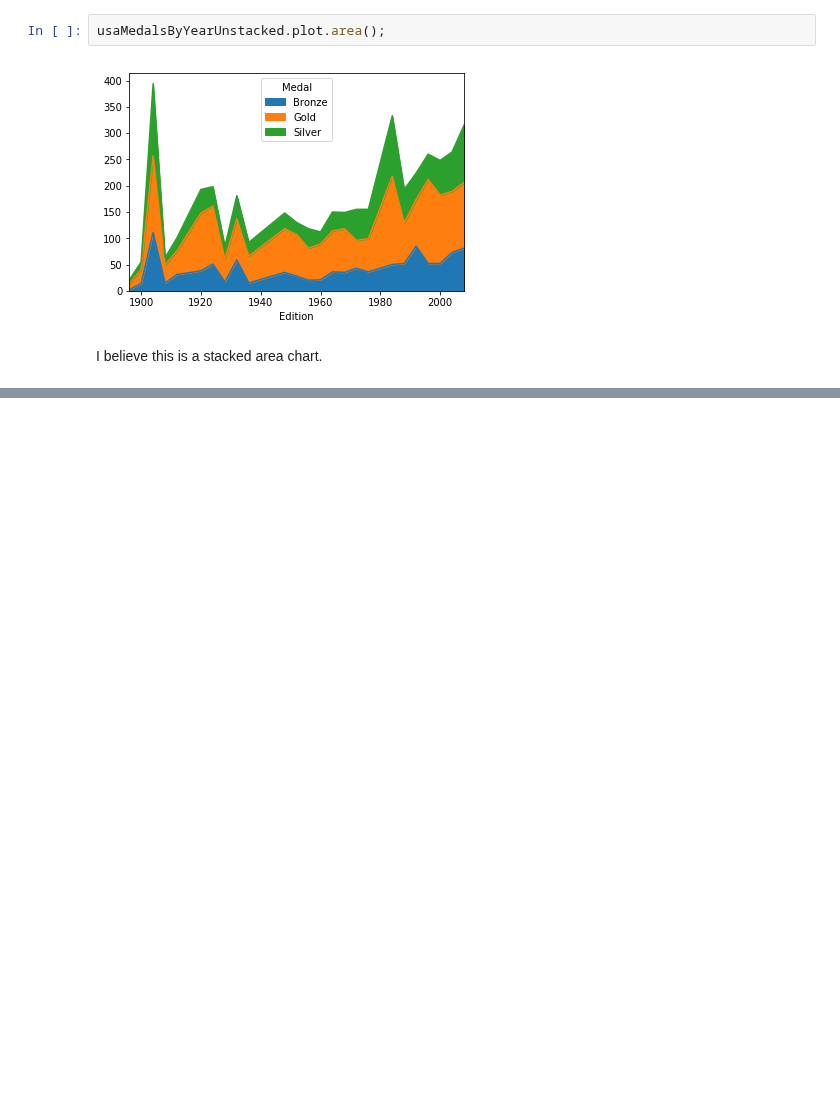
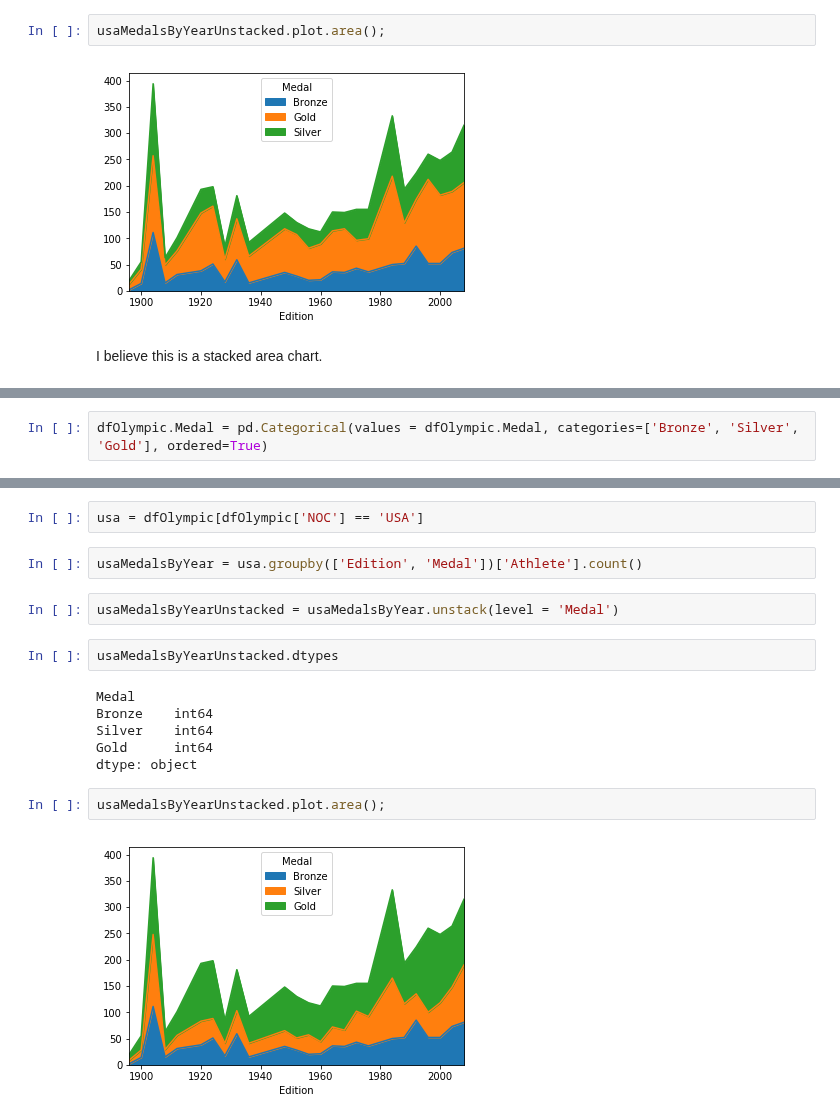
Before and after one commit to sushant2811/pythonAndStatsForDS, a Jupyter notebook: advancedPandas.ipynb, the cells around one changed output, grey strips where cells are left out. Drawn from its saved outputs; the diff is of its cells as text; blank space fills up the shorter version.

Commit message:
Using categorical ordering for medals

```diff
--- a/advancedPandas.ipynb
+++ b/advancedPandas.ipynb
@@ -1530,0 +1557,2 @@ I believe this is a stacked area chart.
+# %%
+dfOlympic.Medal = pd.Categorical(values = dfOlympic.Medal, categories=['Bronze', 'Silver', 'Gold'], ordered=True)
@@ -1530,0 +1573,18 @@ I believe this is a stacked area chart.
+# %%
+usa = dfOlympic[dfOlympic['NOC'] == 'USA']
+# %%
+usaMedalsByYear = usa.groupby(['Edition', 'Medal'])['Athlete'].count()
+# %%
+usaMedalsByYearUnstacked = usaMedalsByYear.unstack(level = 'Medal')
+# %%
+usaMedalsByYearUnstacked.dtypes
+# %% [output]
+Medal
+Bronze    int64
+Silver    int64
+Gold      int64
+dtype: object
+# %%
+usaMedalsByYearUnstacked.plot.area();
+# %% [output]
+[figure, added]
```
Also changed, not shown: parts of 4 cells of this notebook.
